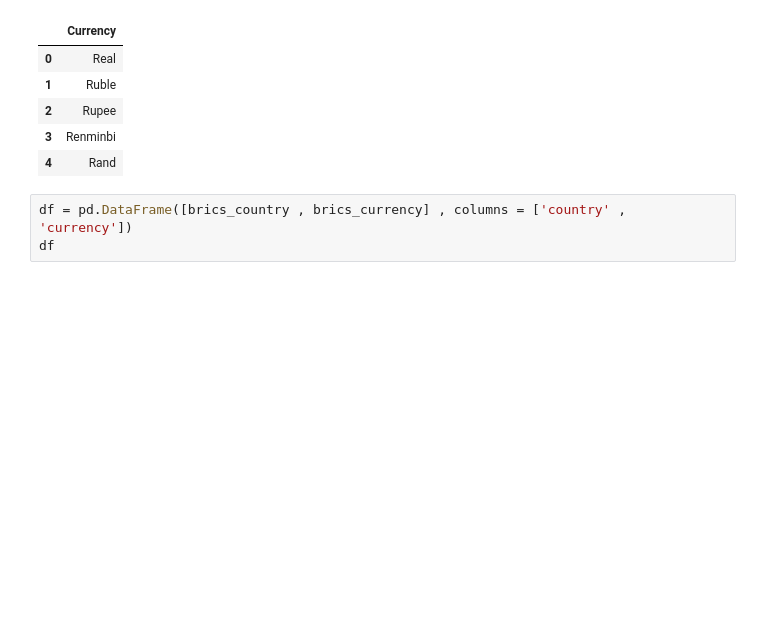
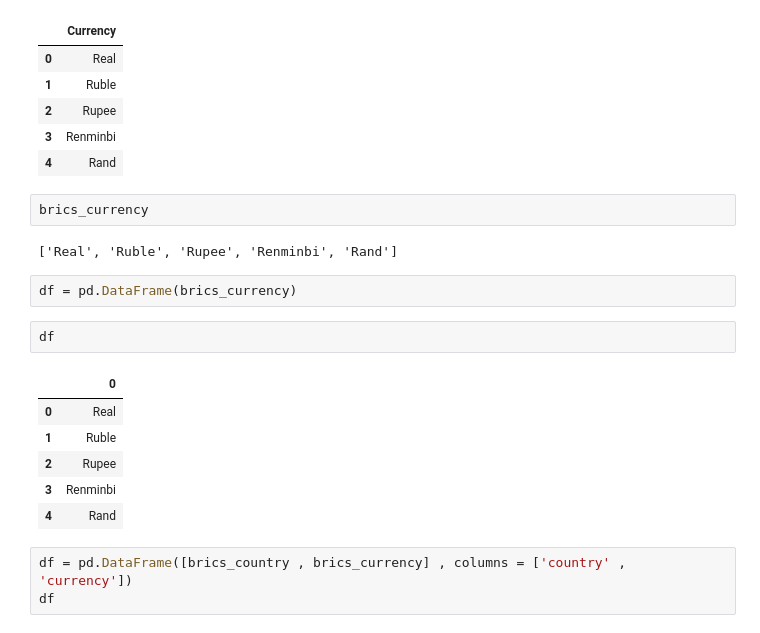
Before and after one commit to Adigit/machine_learning, a Jupyter notebook: Python by Salahudin - 9th oct 2022/Python notebooks/Numpy and Pandas/Class_14_Numpy_Part_2_Pandas_Part_1.ipynb, the cells around one changed output. Saved outputs shown, nothing was run; the diff lists cells and outputs as text; blank space fills up the shorter version.

```diff
--- a/Python by Salahudin - 9th oct 2022/Python notebooks/Numpy and Pandas/Class_14_Numpy_Part_2_Pandas_Part_1.ipynb
+++ b/Python by Salahudin - 9th oct 2022/Python notebooks/Numpy and Pandas/Class_14_Numpy_Part_2_Pandas_Part_1.ipynb
@@ -954,6 +1018,21 @@ df
 | 2 | Rupee |
 | 3 | Renminbi |
 | 4 | Rand |
+# %%
+brics_currency
+# %% [output]
+['Real', 'Ruble', 'Rupee', 'Renminbi', 'Rand']
+# %%
+df = pd.DataFrame(brics_currency)
+# %%
+df
+# %% [output]
+|  | 0 |
+| 0 | Real |
+| 1 | Ruble |
+| 2 | Rupee |
+| 3 | Renminbi |
+| 4 | Rand |
 # %%
 df = pd.DataFrame([brics_country , brics_currency] , columns = ['country' , 'currency'])
 df
```
Also changed, not shown: parts of 34 cells of this notebook, 14 other files.
